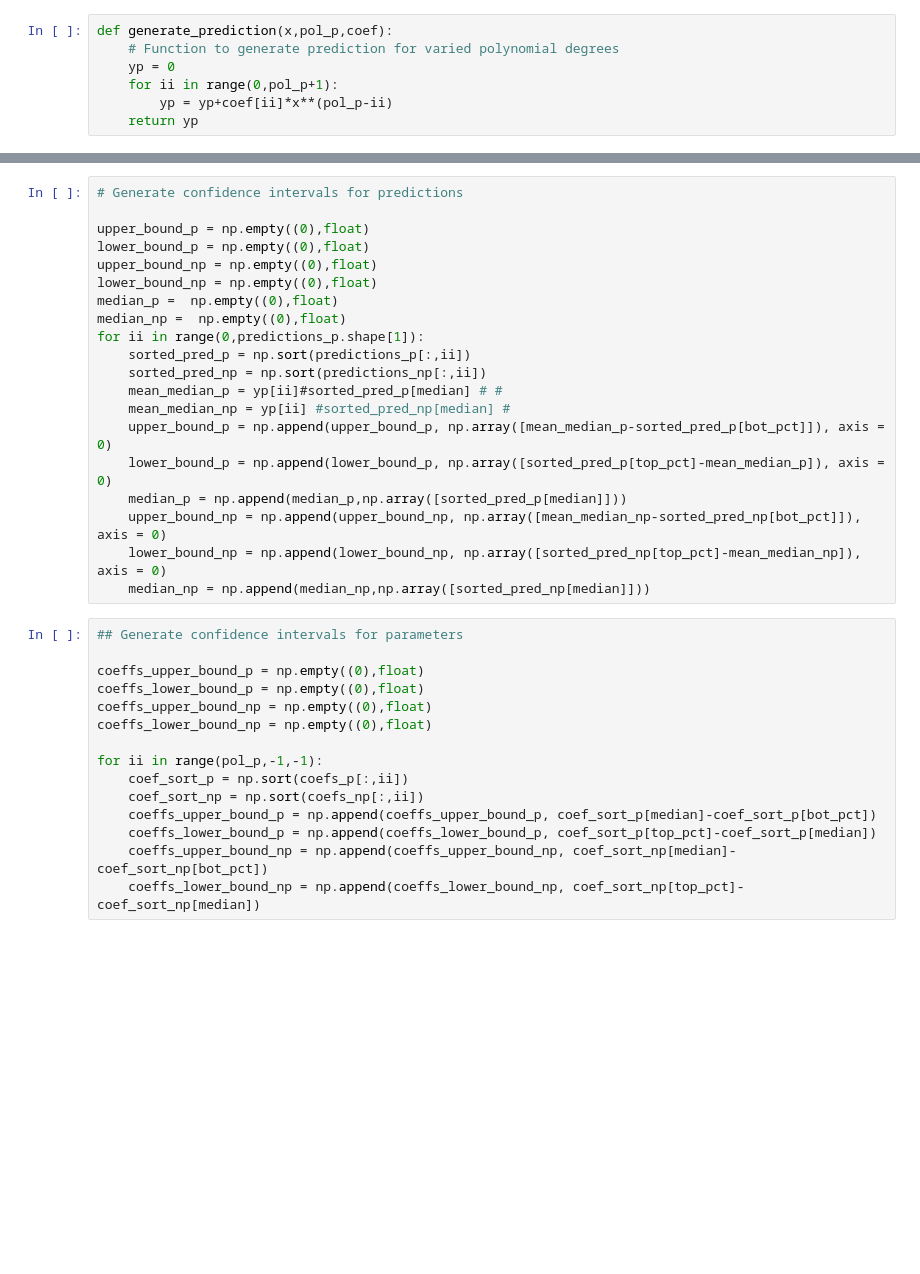
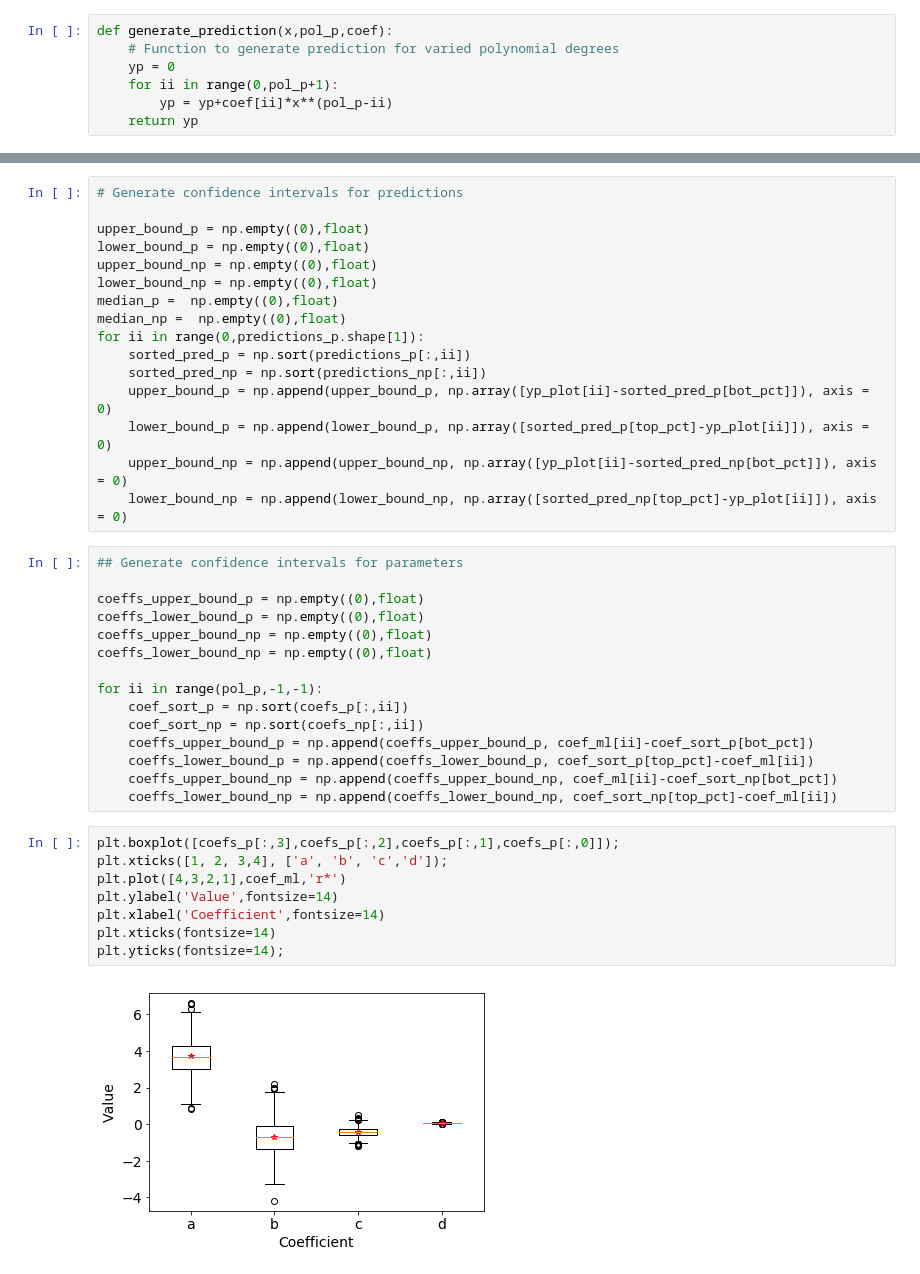
Before and after one commit to mikhailiuk/medium, a Jupyter notebook: Bootstrap.ipynb, the cells around one changed output, grey strips where cells are left out. Saved outputs shown, nothing was run; the diff lists cells and outputs as text; blank space fills up the shorter version.

```diff
--- a/Bootstrap.ipynb
+++ b/Bootstrap.ipynb
@@ -109,14 +97,10 @@ median_np =  np.empty((0),float)
 for ii in range(0,predictions_p.shape[1]):
     sorted_pred_p = np.sort(predictions_p[:,ii])
     sorted_pred_np = np.sort(predictions_np[:,ii])
-    mean_median_p = yp[ii]#sorted_pred_p[median] # #
-    mean_median_np = yp[ii] #sorted_pred_np[median] #
-    upper_bound_p = np.append(upper_bound_p, np.array([mean_median_p-sorted_pred_p[bot_pct]]), axis = 0)
-    lower_bound_p = np.append(lower_bound_p, np.array([sorted_pred_p[top_pct]-mean_median_p]), axis = 0)
-    median_p = np.append(median_p,np.array([sorted_pred_p[median]]))
-    upper_bound_np = np.append(upper_bound_np, np.array([mean_median_np-sorted_pred_np[bot_pct]]), axis = 0)
-    lower_bound_np = np.append(lower_bound_np, np.array([sorted_pred_np[top_pct]-mean_median_np]), axis = 0)
-    median_np = np.append(median_np,np.array([sorted_pred_np[median]]))
+    upper_bound_p = np.append(upper_bound_p, np.array([yp_plot[ii]-sorted_pred_p[bot_pct]]), axis = 0)
+    lower_bound_p = np.append(lower_bound_p, np.array([sorted_pred_p[top_pct]-yp_plot[ii]]), axis = 0)
+    upper_bound_np = np.append(upper_bound_np, np.array([yp_plot[ii]-sorted_pred_np[bot_pct]]), axis = 0)
+    lower_bound_np = np.append(lower_bound_np, np.array([sorted_pred_np[top_pct]-yp_plot[ii]]), axis = 0)
 # %%
 ## Generate confidence intervals for parameters
 
@@ -128,7 +112,17 @@ coeffs_lower_bound_np = np.empty((0),float)
 for ii in range(pol_p,-1,-1):
     coef_sort_p = np.sort(coefs_p[:,ii])
     coef_sort_np = np.sort(coefs_np[:,ii])
-    coeffs_upper_bound_p = np.append(coeffs_upper_bound_p, coef_sort_p[median]-coef_sort_p[bot_pct])
-    coeffs_lower_bound_p = np.append(coeffs_lower_bound_p, coef_sort_p[top_pct]-coef_sort_p[median])
-    coeffs_upper_bound_np = np.append(coeffs_upper_bound_np, coef_sort_np[median]-coef_sort_np[bot_pct])
-    coeffs_lower_bound_np = np.append(coeffs_lower_bound_np, coef_sort_np[top_pct]-coef_sort_np[median])
+    coeffs_upper_bound_p = np.append(coeffs_upper_bound_p, coef_ml[ii]-coef_sort_p[bot_pct])
+    coeffs_lower_bound_p = np.append(coeffs_lower_bound_p, coef_sort_p[top_pct]-coef_ml[ii])
+    coeffs_upper_bound_np = np.append(coeffs_upper_bound_np, coef_ml[ii]-coef_sort_np[bot_pct])
+    coeffs_lower_bound_np = np.append(coeffs_lower_bound_np, coef_sort_np[top_pct]-coef_ml[ii])
+# %%
+plt.boxplot([coefs_p[:,3],coefs_p[:,2],coefs_p[:,1],coefs_p[:,0]]);
+plt.xticks([1, 2, 3,4], ['a', 'b', 'c','d']);
+plt.plot([4,3,2,1],coef_ml,'r*')
+plt.ylabel('Value',fontsize=14)
+plt.xlabel('Coefficient',fontsize=14)
+plt.xticks(fontsize=14)
+plt.yticks(fontsize=14);
+# %% [output]
+[figure, added]
```
Also changed, not shown: parts of 9 cells of this notebook, 13 other files.
